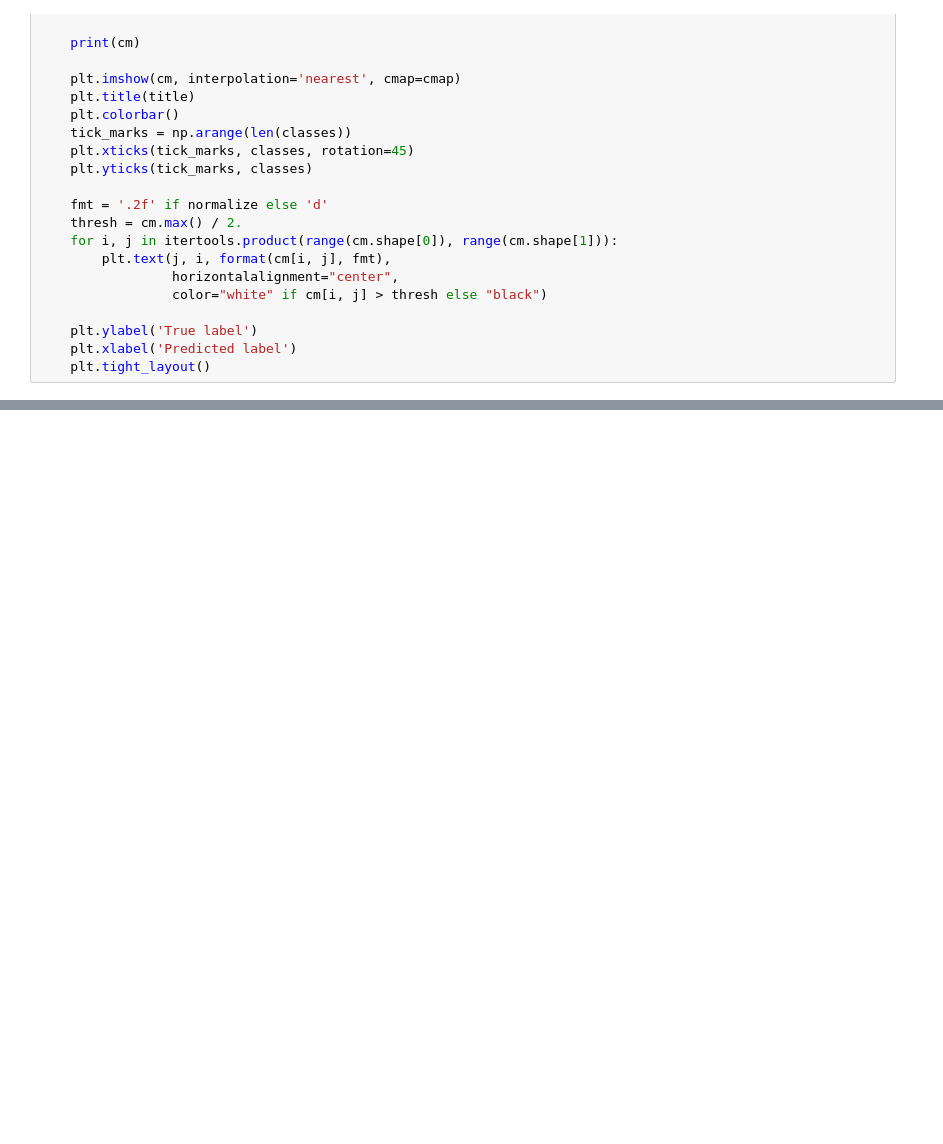
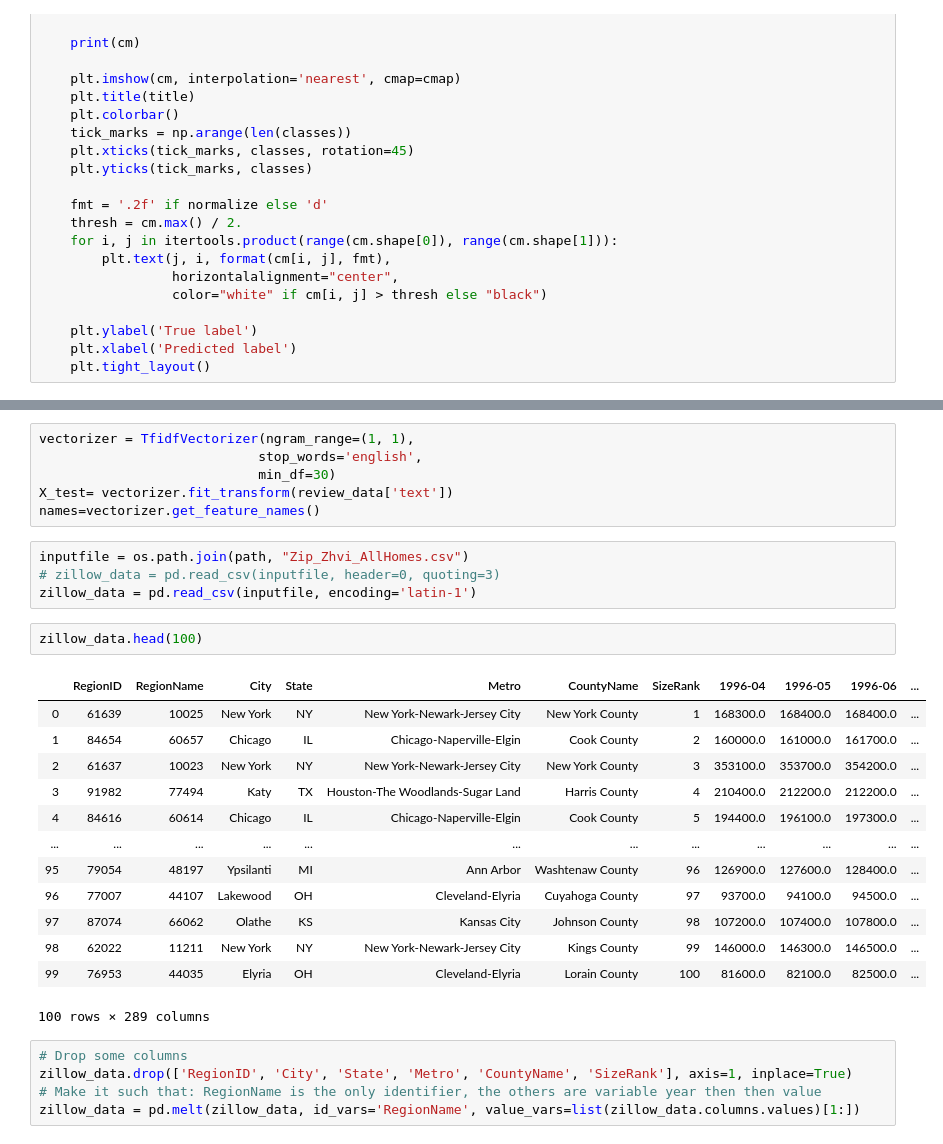
Before and after one commit to mgelman/gentrification, a Jupyter notebook: house_price_prediction_diff.ipynb, the cells around one changed output, grey strips where cells are left out. Cells and saved outputs as stored; diff of their text form; blank space fills up the shorter version.

```diff
--- a/house_price_prediction_diff.ipynb
+++ b/house_price_prediction_diff.ipynb
@@ -455,0 +119,31 @@ SyntaxError: Missing parentheses in call to 'print'. Did you mean print(sorted_x
+# %%
+vectorizer = TfidfVectorizer(ngram_range=(1, 1),
+                            stop_words='english',
+                            min_df=30)
+X_test= vectorizer.fit_transform(review_data['text'])
+names=vectorizer.get_feature_names()
+# %%
+inputfile = os.path.join(path, "Zip_Zhvi_AllHomes.csv")
+# zillow_data = pd.read_csv(inputfile, header=0, quoting=3)
+zillow_data = pd.read_csv(inputfile, encoding='latin-1')
+# %%
+zillow_data.head(100)
+# %% [output]
+|  | RegionID | RegionName | City | State | Metro | CountyName | SizeRank | 1996-04 | 1996-05 | 1996-06 | ... |
+| 0 | 61639 | 10025 | New York | NY | New York-Newark-Jersey City | New York County | 1 | 168300.0 | 168400.0 | 168400.0 | ... |
+| 1 | 84654 | 60657 | Chicago | IL | Chicago-Naperville-Elgin | Cook County | 2 | 160000.0 | 161000.0 | 161700.0 | ... |
+| 2 | 61637 | 10023 | New York | NY | New York-Newark-Jersey City | New York County | 3 | 353100.0 | 353700.0 | 354200.0 | ... |
+| 3 | 91982 | 77494 | Katy | TX | Houston-The Woodlands-Sugar Land | Harris County | 4 | 210400.0 | 212200.0 | 212200.0 | ... |
+| 4 | 84616 | 60614 | Chicago | IL | Chicago-Naperville-Elgin | Cook County | 5 | 194400.0 | 196100.0 | 197300.0 | ... |
+| ... | ... | ... | ... | ... | ... | ... | ... | ... | ... | ... | ... |
+| 95 | 79054 | 48197 | Ypsilanti | MI | Ann Arbor | Washtenaw County | 96 | 126900.0 | 127600.0 | 128400.0 | ... |
+| 96 | 77007 | 44107 | Lakewood | OH | Cleveland-Elyria | Cuyahoga County | 97 | 93700.0 | 94100.0 | 94500.0 | ... |
+| 97 | 87074 | 66062 | Olathe | KS | Kansas City | Johnson County | 98 | 107200.0 | 107400.0 | 107800.0 | ... |
+| 98 | 62022 | 11211 | New York | NY | New York-Newark-Jersey City | Kings County | 99 | 146000.0 | 146300.0 | 146500.0 | ... |
+| 99 | 76953 | 44035 | Elyria | OH | Cleveland-Elyria | Lorain County | 100 | 81600.0 | 82100.0 | 82500.0 | ... |
+100 rows × 289 columns
+# %%
+# Drop some columns
+zillow_data.drop(['RegionID', 'City', 'State', 'Metro', 'CountyName', 'SizeRank'], axis=1, inplace=True)
+# Make it such that: RegionName is the only identifier, the others are variable year then then value
+zillow_data = pd.melt(zillow_data, id_vars='RegionName', value_vars=list(zillow_data.columns.values)[1:])
```
Also changed, not shown: parts of 46 cells of this notebook.
